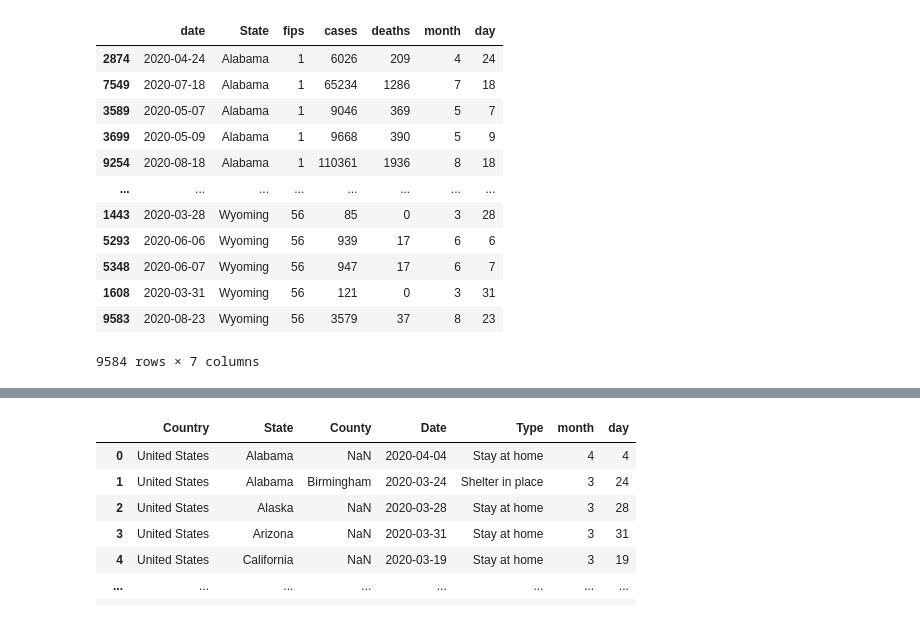
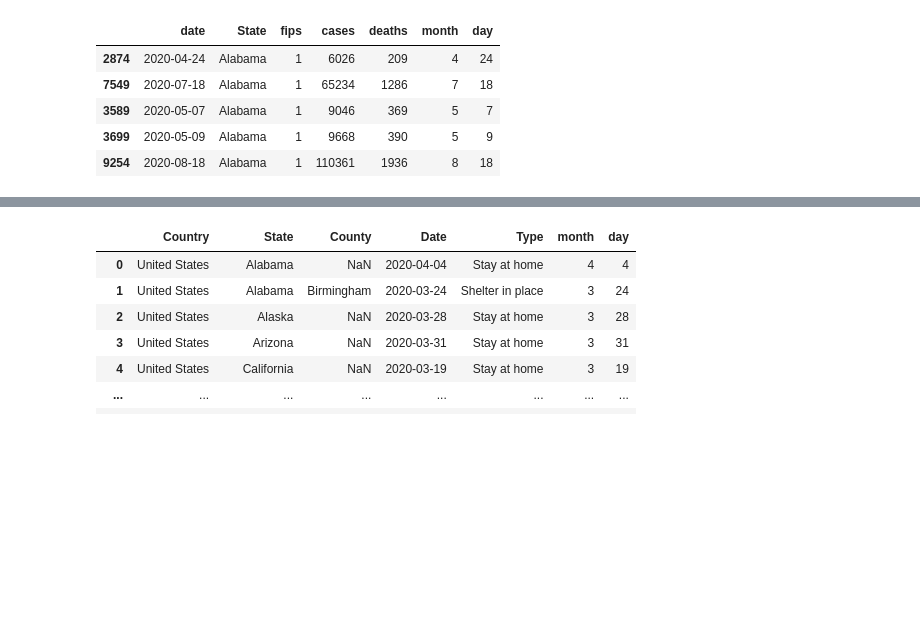
Before and after one commit to jamisonunruh24/Project-1, a Jupyter notebook: Project_Working_Data.ipynb, the cells around one changed output, grey strips where cells are left out. Saved outputs shown, nothing was run; the diff lists cells and outputs as text; code cells hidden in the pictures; blank space fills up the shorter version.

```diff
--- a/Project_Working_Data.ipynb
+++ b/Project_Working_Data.ipynb
@@ -64,26 +53,19 @@ population_df = pd.DataFrame({
 # %%
 state_deaths_cases_file.head()
 state_deaths_cases_file = state_deaths_cases_file.rename(columns={"state":"State"})
 state_deaths_cases_file = state_deaths_cases_file.sort_values("State")
 
 state_deaths_cases_file['month'] = pd.DatetimeIndex(state_deaths_cases_file['date']).month
 state_deaths_cases_file['day'] = pd.DatetimeIndex(state_deaths_cases_file['date']).day
 
-state_deaths_cases_file
+state_deaths_cases_file.head()
 # %% [output]
 |  | date | State | fips | cases | deaths | month | day |
 | 2874 | 2020-04-24 | Alabama | 1 | 6026 | 209 | 4 | 24 |
 | 7549 | 2020-07-18 | Alabama | 1 | 65234 | 1286 | 7 | 18 |
 | 3589 | 2020-05-07 | Alabama | 1 | 9046 | 369 | 5 | 7 |
 | 3699 | 2020-05-09 | Alabama | 1 | 9668 | 390 | 5 | 9 |
 | 9254 | 2020-08-18 | Alabama | 1 | 110361 | 1936 | 8 | 18 |
-| ... | ... | ... | ... | ... | ... | ... | ... |
-| 1443 | 2020-03-28 | Wyoming | 56 | 85 | 0 | 3 | 28 |
-| 5293 | 2020-06-06 | Wyoming | 56 | 939 | 17 | 6 | 6 |
-| 5348 | 2020-06-07 | Wyoming | 56 | 947 | 17 | 6 | 7 |
-| 1608 | 2020-03-31 | Wyoming | 56 | 121 | 0 | 3 | 31 |
-| 9583 | 2020-08-23 | Wyoming | 56 | 3579 | 37 | 8 | 23 |
-9584 rows × 7 columns
 # %%
 state_deaths_cases_file = state_deaths_cases_file.dropna()
 state_deaths_cases_file = state_deaths_cases_file.set_index("State")
```
Also changed, not shown: parts of 15 cells of this notebook.
